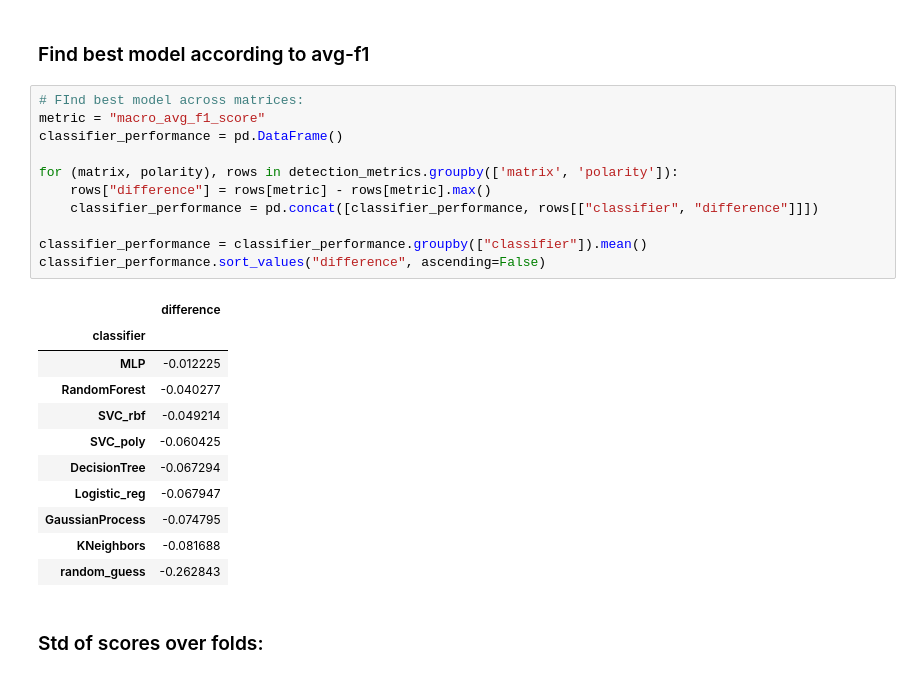
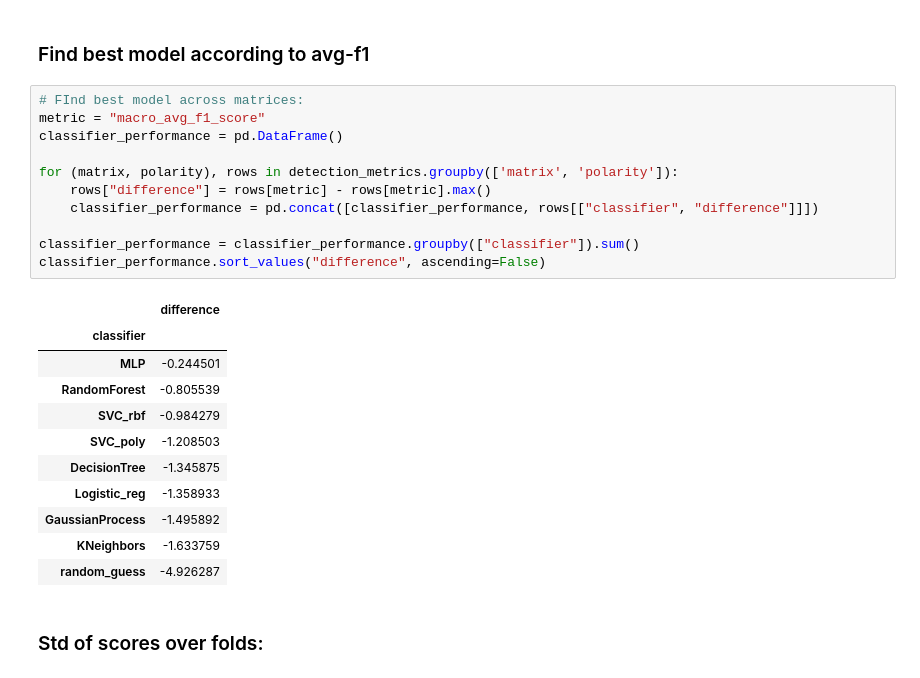
Before and after one commit to alexandrovteam/predicting-APMALDI-response, a Jupyter notebook: notebooks/eval_detection_per_mol.ipynb, the cells around one changed output. Cells and saved outputs as stored; diff of their text form.

```diff
--- a/notebooks/eval_detection_per_mol.ipynb
+++ b/notebooks/eval_detection_per_mol.ipynb
@@ -138,26 +152,26 @@ fig.savefig(plots_f1_score / result_filename.replace(".csv", ".pdf"))
 # %%
 # FInd best model across matrices:
 metric = "macro_avg_f1_score"
 classifier_performance = pd.DataFrame()
 
 for (matrix, polarity), rows in detection_metrics.groupby(['matrix', 'polarity']):
     rows["difference"] = rows[metric] - rows[metric].max()
     classifier_performance = pd.concat([classifier_performance, rows[["classifier", "difference"]]])
 
-classifier_performance = classifier_performance.groupby(["classifier"]).mean()
+classifier_performance = classifier_performance.groupby(["classifier"]).sum()
 classifier_performance.sort_values("difference", ascending=False)
 # %% [output]
 |  | difference |
 | classifier |  |
-| MLP | -0.012225 |
-| RandomForest | -0.040277 |
-| SVC_rbf | -0.049214 |
-| SVC_poly | -0.060425 |
-| DecisionTree | -0.067294 |
-| Logistic_reg | -0.067947 |
-| GaussianProcess | -0.074795 |
-| KNeighbors | -0.081688 |
-| random_guess | -0.262843 |
+| MLP | -0.244501 |
+| RandomForest | -0.805539 |
+| SVC_rbf | -0.984279 |
+| SVC_poly | -1.208503 |
+| DecisionTree | -1.345875 |
+| Logistic_reg | -1.358933 |
+| GaussianProcess | -1.495892 |
+| KNeighbors | -1.633759 |
+| random_guess | -4.926287 |
 # %% [markdown]
 ### Std of scores over folds:
 # %%
```
Also changed, not shown: parts of 2 cells of this notebook, 6 other files.
